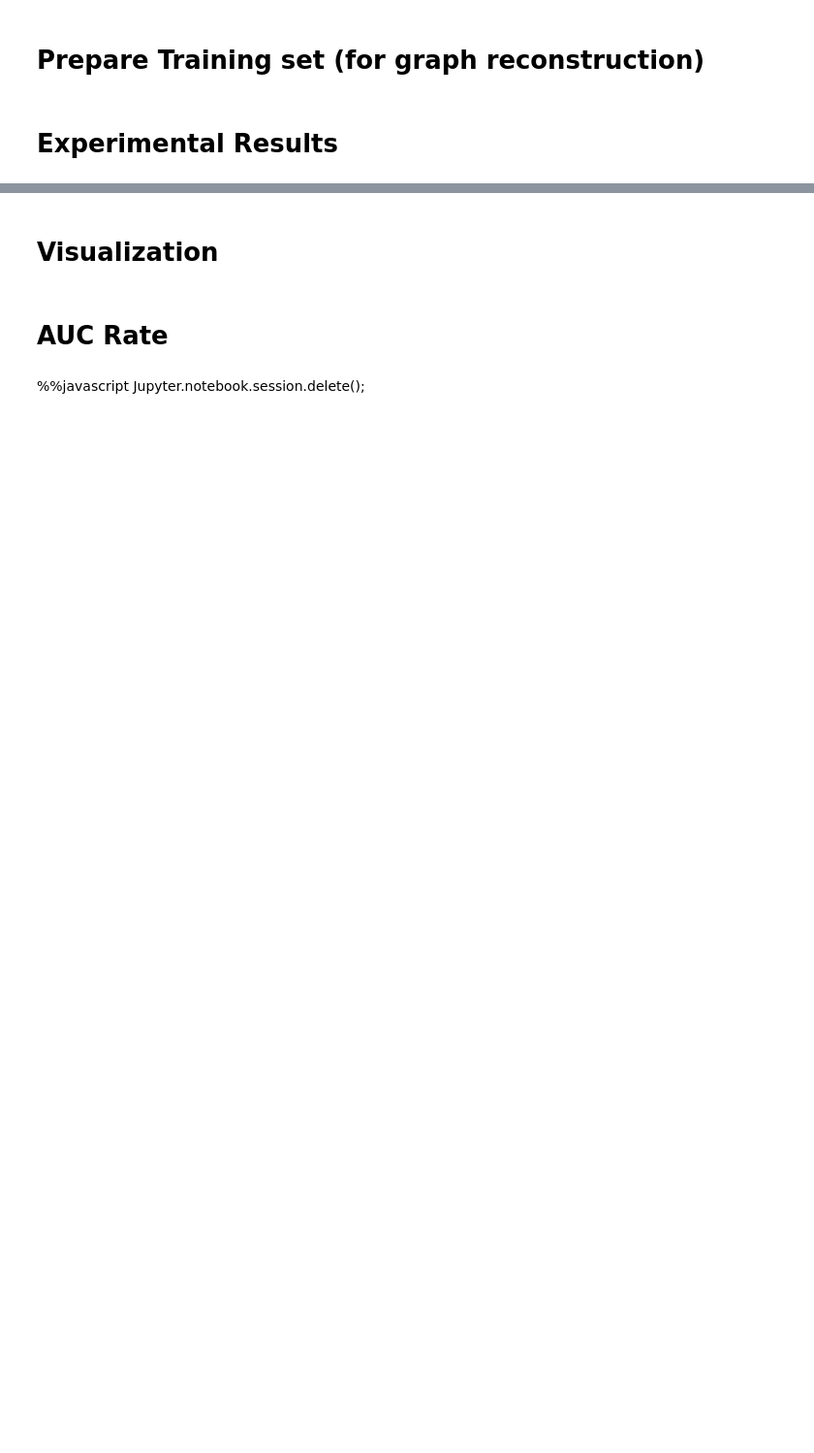
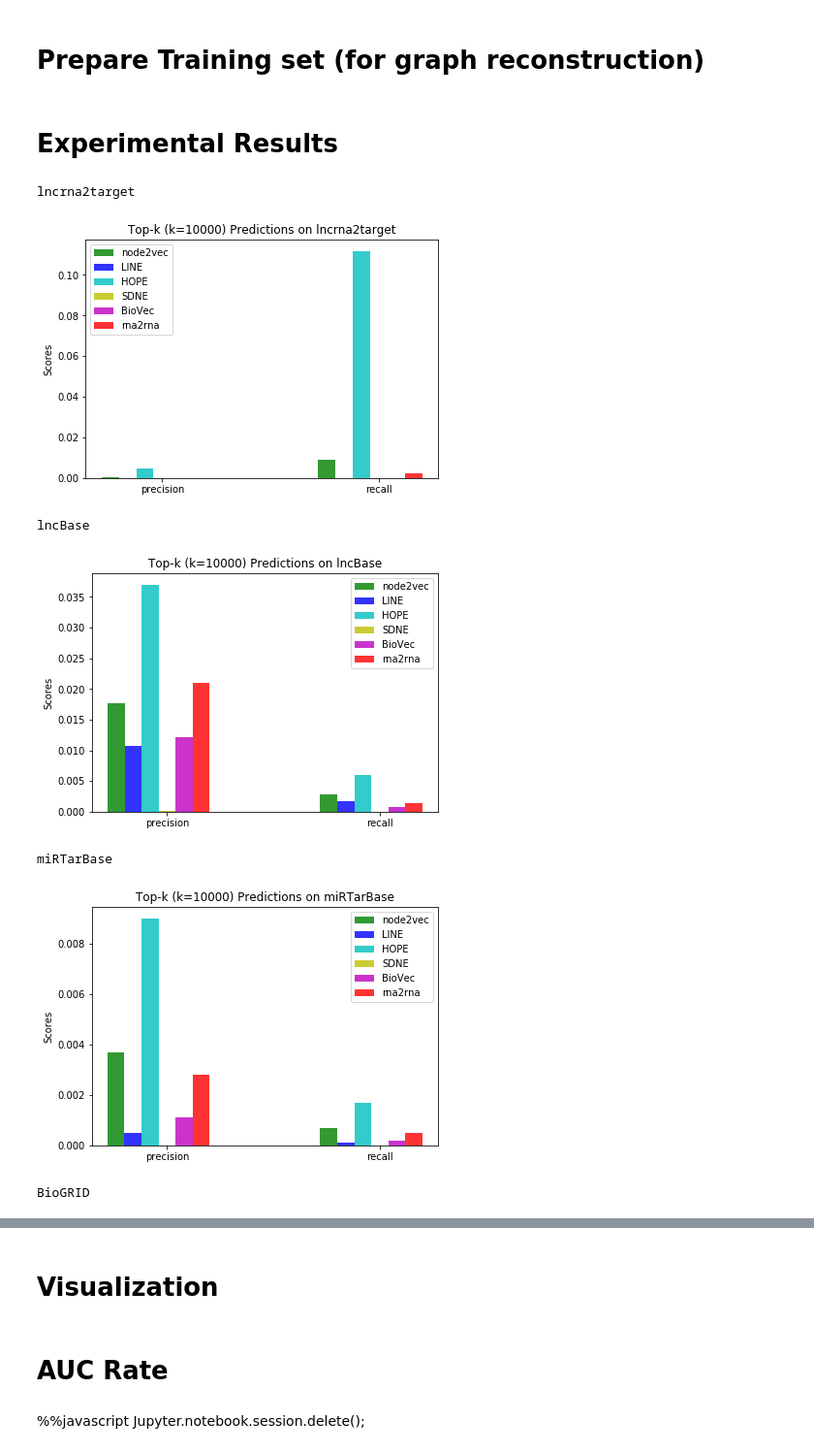
Before and after one commit to JonnyTran/MultiOmicsGraphEmbedding, a Jupyter notebook: Siamese Graph Embedding.ipynb, the cells around one changed output, grey strips where cells are left out. Shown: that part at 97% size. Cells and saved outputs as stored; diff of their text form; code cells hidden in the pictures; blank space fills up the shorter version.

```diff
--- a/Siamese Graph Embedding.ipynb
+++ b/Siamese Graph Embedding.ipynb
@@ -45,9 +45,9 @@ Total nodes: 49261
 # %%
 with open('moge/data/luad_data_multi_U-T.pickle', 'rb') as file:
     luad_data = pickle.load(file)
-    network.multi_omics_data = luad_data
+    #network.multi_omics_data = luad_data
     network.process_genes_info()
-    network_val.multi_omics_data = luad_data
+    #network_val.multi_omics_data = luad_data
     network_val.process_genes_info()
 # %% [output]
 Genes info columns: ['Disease association', 'locus_type', 'Transcript sequence', 'Chromosome', 'GO Terms', 'Family']
@@ -156,8 +147,8 @@ None
 # %%
 siamese.learn_embedding(network, network_val=network_val,
                         multi_gpu=False, rebuild_model=False,
-                        n_steps=3000,
-                        validation_steps=300,
+                        n_steps=10000,
+                        validation_steps=500,
                         tensorboard=True,
                         early_stopping=True,
                         seed=0),
@@ -279,16 +320,15 @@ evaluate_pr_curve_link_pred_by_database(methods, generator_val,
 # %%
-novel_nodes = list(set(network_val.node_list) - set(network.node_list))
-print(len(novel_nodes), len(set(novel_nodes) & set(network.genes_info.index)))
-novel_edges = list(network_val.G.edges(novel_nodes, data=True))
-network_val.G.clear()
-network_val.G.add_edges_from(novel_edges)
+# novel_nodes = list(set(network_val.node_list) - set(network.node_list))
+# print(len(novel_nodes), len(set(novel_nodes) & set(network.genes_info.index)))
+# novel_edges = list(network_val.G.edges(novel_nodes, data=True))
+# network_val.G.clear()
+# network_val.G.add_edges_from(novel_edges)
 
-generator_val_novel = DataGenerator(network=network_val,
-                             negative_sampling_ratio=1.0,
-                             batch_size=1,
-#                              maxlen=siamese.max_length,
-                             truncating="post",
-                             shuffle=True, seed=1,
-                             training_adj=network.get_adjacency_matrix(edge_types=["d"],
-                                                                       node_list=network_val.node_list))
-generator_val_novel.on_epoch_end()
+# generator_val_novel = DataGenerator(network=network_val,
+#                              negative_sampling_ratio=1.0,
+#                              batch_size=1,
+# #                              maxlen=siamese.max_length,
+#                              truncating="post",
+#                              shuffle=True, seed=1,
+#                              training_network=network)
+# generator_val_novel.on_epoch_end()
@@ -321,24 +366,32 @@ evaluate_pr_curve_link_pred_by_database(methods, generator_train,
 # %%
 from moge.evaluation.link_prediction import evaluate_top_k_link_pred
 
 database_tests = [
     ("LNC", "GE", "lncrna2target"),
     ("MIR", "LNC", "lncBase"),
     ("MIR", "GE", "miRTarBase"),
     ("GE", "GE", "BioGRID"),
-    ("LNC", "GE", "lncRInter"),
-    ("LNC", "GE", "LncReg"),
+    # ("LNC", "GE", "lncRInter"),
+    # ("LNC", "GE", "LncReg"),
 ]
 top_k = 10000
 
 for source, target, database in database_tests:
     print(database)
     results = {}
     for method in methods.keys():
         results[method] = \
               evaluate_top_k_link_pred(methods[method], network_train=network, network_test=network_val,
                                        node_list=network.nodes[source], node_list_B=network.nodes[target],
                                        edge_type="d", databases=[database], top_k=top_k)
 
     bar_chart(results, measures=['precision', 'recall'],
               title="Top-k (k={}) Predictions on {}".format(top_k, database))
+# %% [output]
+lncrna2target
+[figure, added]
+lncBase
+[figure, added]
+miRTarBase
+[figure, added]
+BioGRID
```
Also changed, not shown: parts of 18 cells of this notebook, 5 other files.
